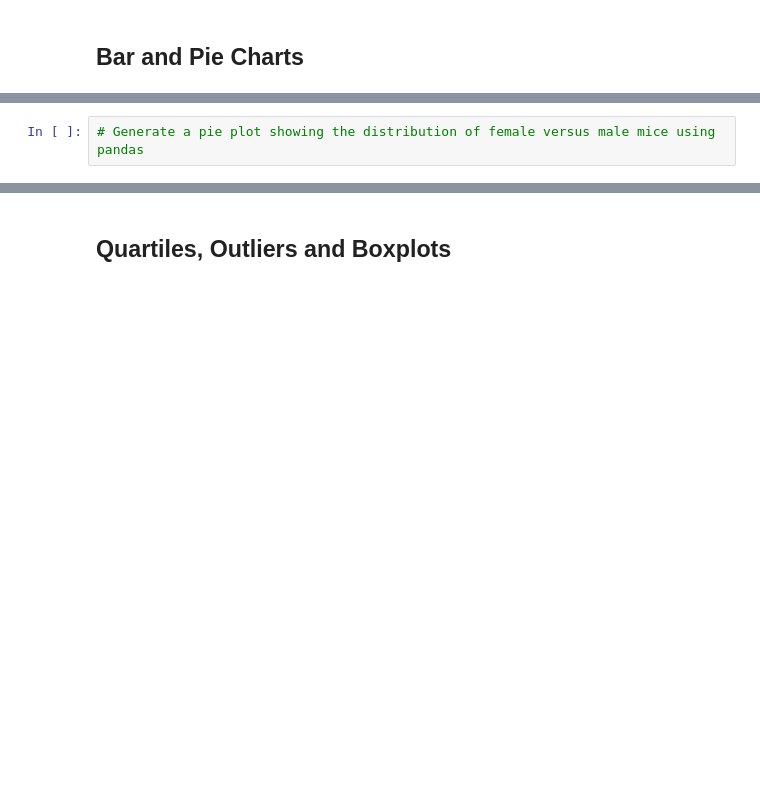
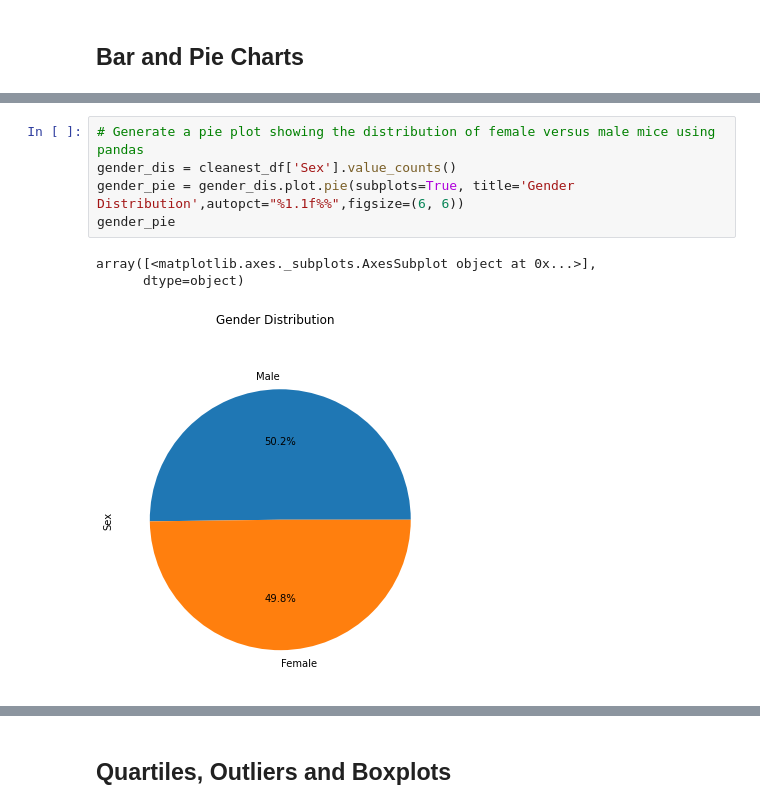
Before and after one commit to MLozano88/Pymaceuticals, a Jupyter notebook: Pymaceuticals/pymaceuticals_starter.ipynb, the cells around one changed output, grey strips where cells are left out. Saved outputs shown, nothing was run; the diff lists cells and outputs as text; blank space fills up the shorter version.

```diff
--- a/Pymaceuticals/pymaceuticals_starter.ipynb
+++ b/Pymaceuticals/pymaceuticals_starter.ipynb
@@ -137,4 +143,11 @@ plt.show()
 # %%
 # Generate a pie plot showing the distribution of female versus male mice using pandas
+gender_dis = cleanest_df['Sex'].value_counts()
+gender_pie = gender_dis.plot.pie(subplots=True, title='Gender Distribution',autopct="%1.1f%%",figsize=(6, 6))
+gender_pie
+# %% [output]
+array([<matplotlib.axes._subplots.AxesSubplot object at 0x...>],
+      dtype=object)
+[figure, added]
 # %%
 # Generate a pie plot showing the distribution of female versus male mice using pyplot
```
Also changed, not shown: parts of 7 cells of this notebook.
